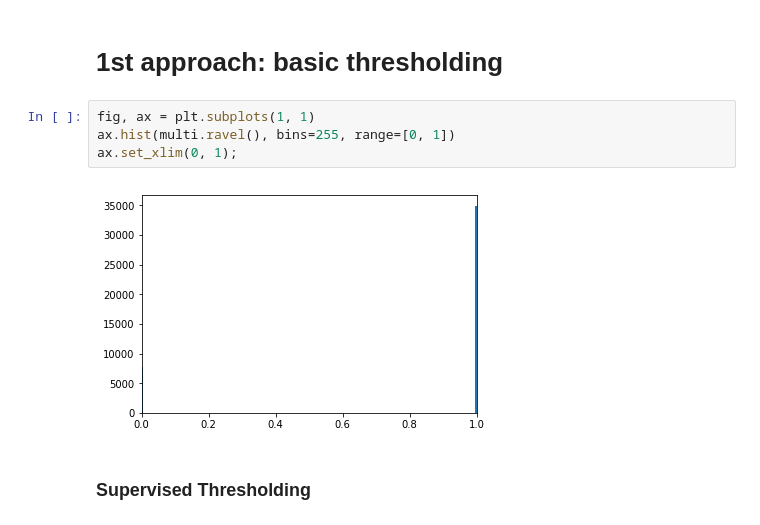
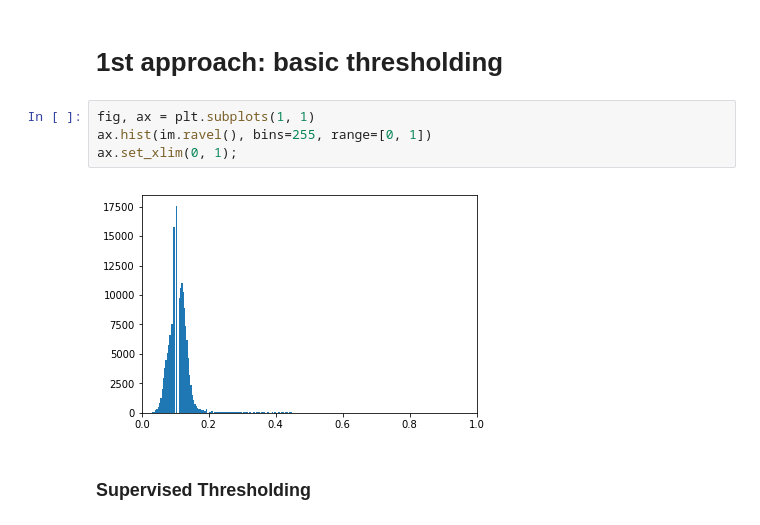
Before and after one commit to Rodrigo163/Personal-Projects, a Jupyter notebook: Image Segmentation/Filament_D&S.ipynb, the cells around one changed output. Saved outputs shown, nothing was run; the diff lists cells and outputs as text.

```diff
--- a/Image Segmentation/Filament_D&S.ipynb
+++ b/Image Segmentation/Filament_D&S.ipynb
@@ -46,10 +63,10 @@ NameError: name 'cv2' is not defined
 # 1st approach: basic thresholding
 # %%
 fig, ax = plt.subplots(1, 1)
-ax.hist(multi.ravel(), bins=255, range=[0, 1])
+ax.hist(im.ravel(), bins=255, range=[0, 1])
 ax.set_xlim(0, 1);
 # %% [output]
-[figure, old version]
+[figure, new version]
 # %% [markdown]
 ### Supervised Thresholding
 # %%
```
Also changed, not shown: parts of 19 cells of this notebook, 4 other files.
